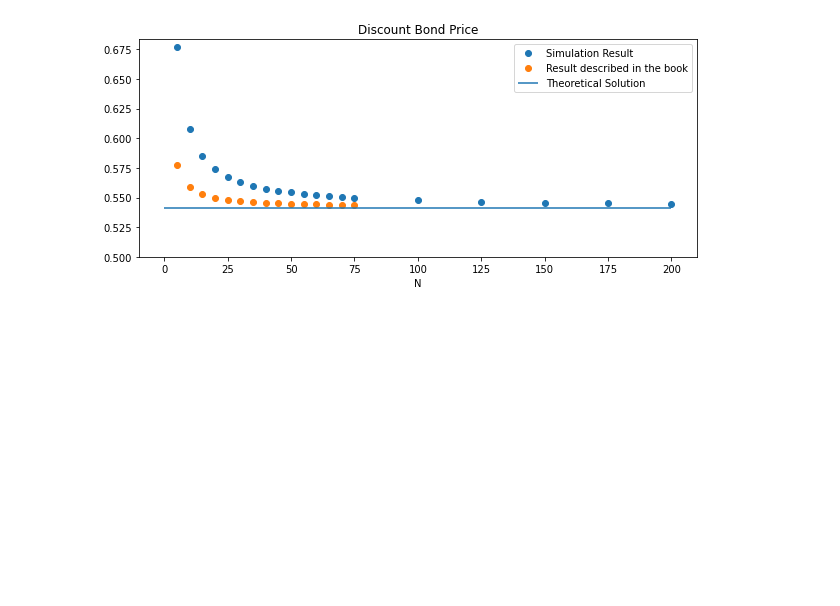
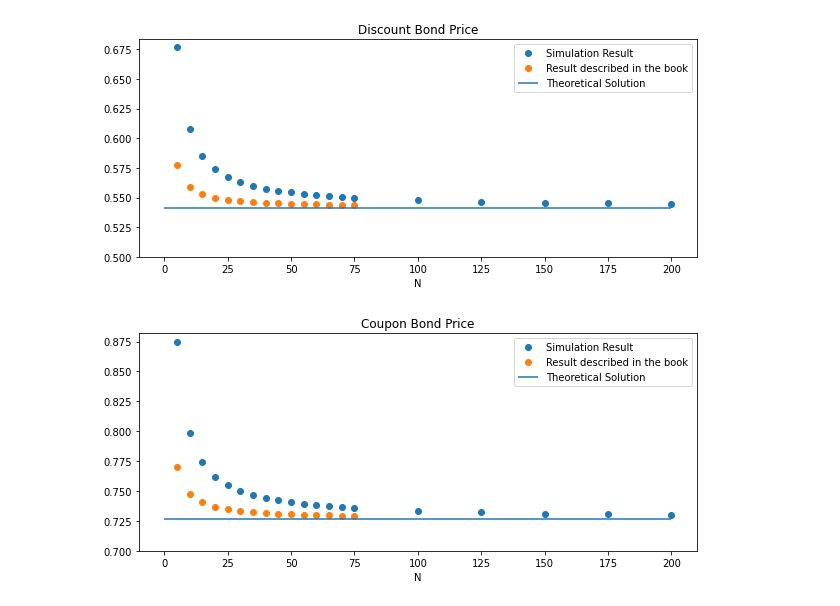
Before and after one commit to ara-git/HullWhite_grid, a Jupyter notebook: test.ipynb, the cells around one changed output. Saved outputs shown, nothing was run; the diff lists cells and outputs as text; code cells hidden in the pictures; blank space fills up the shorter version.

Commit message:
add a coupon bond

```diff
--- a/test.ipynb
+++ b/test.ipynb
@@ -191,0 +199,2 @@ Calculation
+# %%
+coupon = [0.05, 0.05, 0.05, 0.05, 1.05]
@@ -200,8 +211,10 @@ for N in [5, 10, 15, 20, 25, 30, 35, 40, 45, 50, 55, 60, 65, 70, 75, 100, 125, 1
     # インスタンス作成
     instance = HullWhite_grid(T, a, sigma, phi, r_0, N)
     # 割引債価格を求める
-    discount_bond_price = instance.calc_discount_bond_price()
+    discount_bond_price = instance.calc_derivative_price()
+    # クーポン債価格を求める
+    coupon_bond_price = instance.calc_derivative_price(coupon = coupon)
     # 結果を保存
-    result_list.append([N, discount_bond_price])
+    result_list.append([N, discount_bond_price, coupon_bond_price])
 # %%
-result_df = pd.DataFrame(result_list, columns = ["N" ,"Discount Bond Price"])
+result_df = pd.DataFrame(result_list, columns = ["N" ,"Discount Bond Price", "Coupon Bond Price"])
@@ -210,8 +225,11 @@ Summary
 # %%
 # 理論解を設定（書籍から転記）
-theoretical_solution = 0.541357
+Discount_bond_theoretical_price = 0.541357
+Coupon_bond_theoretical_price = 0.7264020
 
 # 教科書記載の解を設定
-result_df = pd.concat([result_df, pd.DataFrame([0.577654, 0.558917, 0.552936, 0.549994, 0.548244, 0.547084, 0.546258, 0.545640, 0.545161, 0.544778, 0.544465, 0.544205, 0.543984, 0.543769, 0.543633], columns = ["Book Solution"])], axis = 1)
+result_df = pd.concat([result_df,
+                    pd.DataFrame([0.577654, 0.558917, 0.552936, 0.549994, 0.548244, 0.547084, 0.546258, 0.545640, 0.545161, 0.544778, 0.544465, 0.544205, 0.543984, 0.543769, 0.543633], columns = ["Discount Bond Price of Book"]),
+                    pd.DataFrame([0.7704655, 0.7477360, 0.7404739, 0.7368999, 0.7347736, 0.7333635, 0.7323600, 0.7316093, 0.7310266, 0.7305612, 0.7301809, 0.7298643, 0.7295967, 0.7293675, 0.7291689], columns = ["Coupon Bond Price of Book"])], axis = 1)
 # %%
 # シミュレーション結果を出力
@@ -229,3 +246,18 @@ plt.xlabel("N")
 plt.show()
 # %% [output]
 [figure]
+# %%
+# シミュレーション結果を出力
+plt.rcParams["figure.figsize"] = (10, 4)
+
+plt.title("Coupon Bond Price")
+plt.plot(result_df["N"], result_df["Coupon Bond Price"], "o", label = "Simulation Result")
+plt.plot(result_df["N"], result_df["Coupon Bond Price of Book"], "o", label = "Result described in the book")
+
+plt.ylim(0.7)
+plt.hlines(Coupon_bond_theoretical_price, 0, 200, label = "Theoretical Solution")
+plt.legend()
+plt.xlabel("N")
+plt.show()
+# %% [output]
+[figure, added]
```
Also changed, not shown: parts of 10 cells of this notebook.
